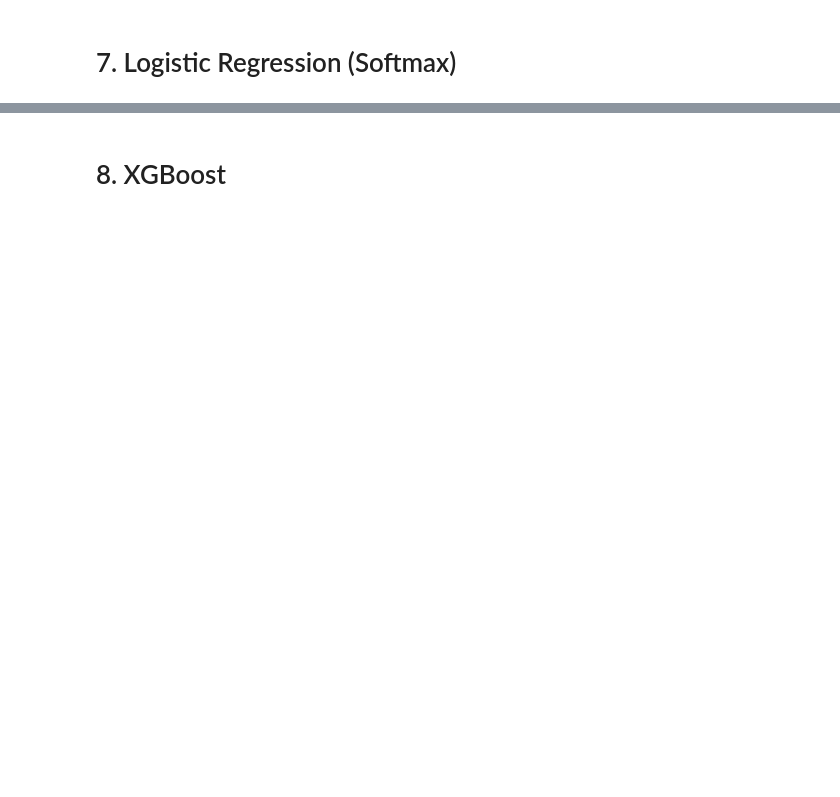
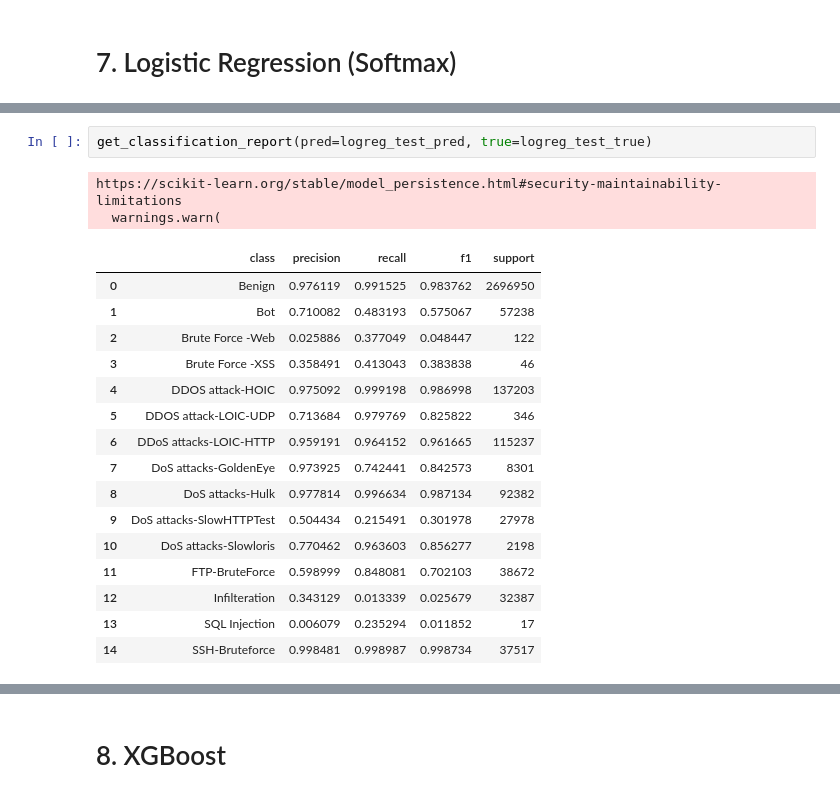
Before and after one commit to JoxNeis/ml-ids, a Jupyter notebook: mlids.ipynb, the cells around one changed output, grey strips where cells are left out. Cells and saved outputs as stored; diff of their text form; blank space fills up the shorter version.

```diff
--- a/mlids.ipynb
+++ b/mlids.ipynb
@@ -2773,0 +3463,21 @@ display(cm)
+# %%
+get_classification_report(pred=logreg_test_pred, true=logreg_test_true)
+# %% [output]
+https://scikit-learn.org/stable/model_persistence.html#security-maintainability-limitations
+  warnings.warn(
+|  | class | precision | recall | f1 | support |
+| 0 | Benign | 0.976119 | 0.991525 | 0.983762 | 2696950 |
+| 1 | Bot | 0.710082 | 0.483193 | 0.575067 | 57238 |
+| 2 | Brute Force -Web | 0.025886 | 0.377049 | 0.048447 | 122 |
+| 3 | Brute Force -XSS | 0.358491 | 0.413043 | 0.383838 | 46 |
+| 4 | DDOS attack-HOIC | 0.975092 | 0.999198 | 0.986998 | 137203 |
+| 5 | DDOS attack-LOIC-UDP | 0.713684 | 0.979769 | 0.825822 | 346 |
+| 6 | DDoS attacks-LOIC-HTTP | 0.959191 | 0.964152 | 0.961665 | 115237 |
+| 7 | DoS attacks-GoldenEye | 0.973925 | 0.742441 | 0.842573 | 8301 |
+| 8 | DoS attacks-Hulk | 0.977814 | 0.996634 | 0.987134 | 92382 |
+| 9 | DoS attacks-SlowHTTPTest | 0.504434 | 0.215491 | 0.301978 | 27978 |
+| 10 | DoS attacks-Slowloris | 0.770462 | 0.963603 | 0.856277 | 2198 |
+| 11 | FTP-BruteForce | 0.598999 | 0.848081 | 0.702103 | 38672 |
+| 12 | Infilteration | 0.343129 | 0.013339 | 0.025679 | 32387 |
+| 13 | SQL Injection | 0.006079 | 0.235294 | 0.011852 | 17 |
+| 14 | SSH-Bruteforce | 0.998481 | 0.998987 | 0.998734 | 37517 |
```
Also changed, not shown: parts of 81 cells of this notebook, 2 other files.
